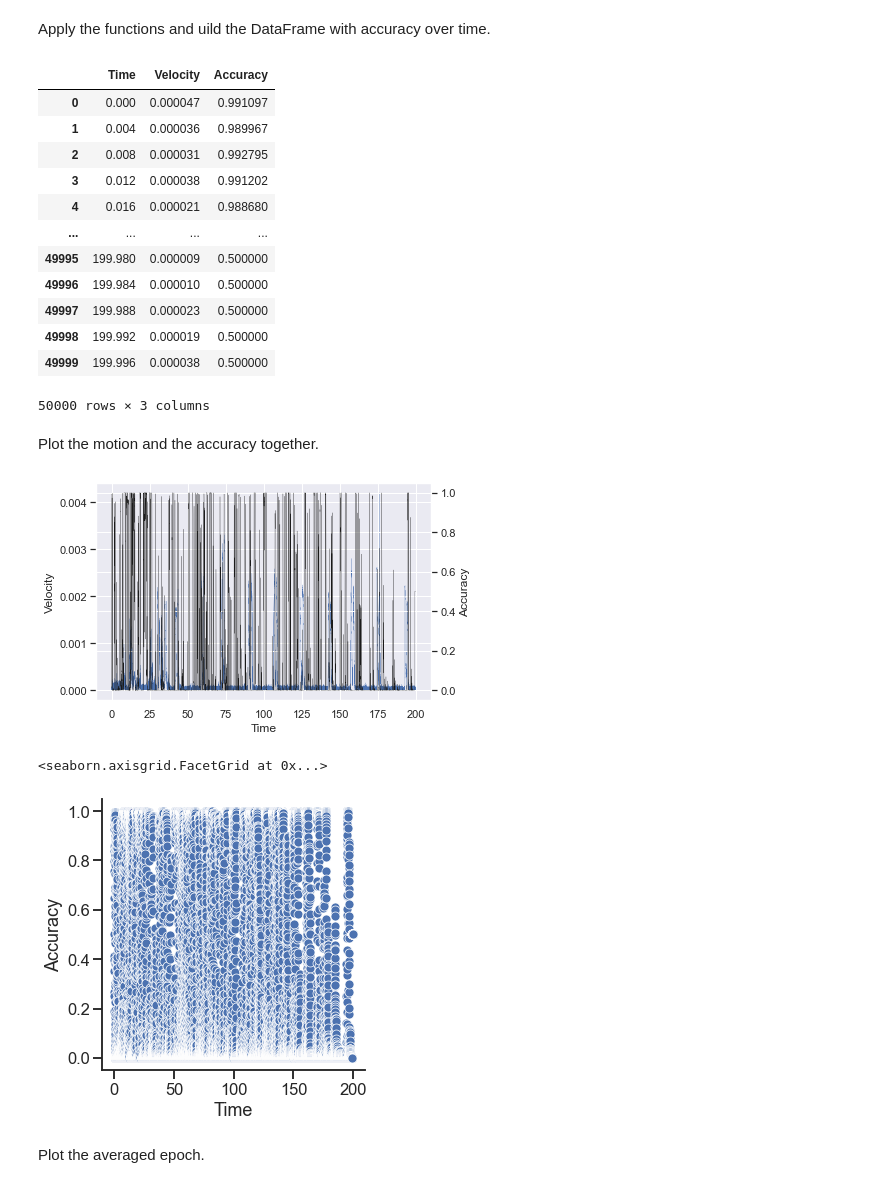
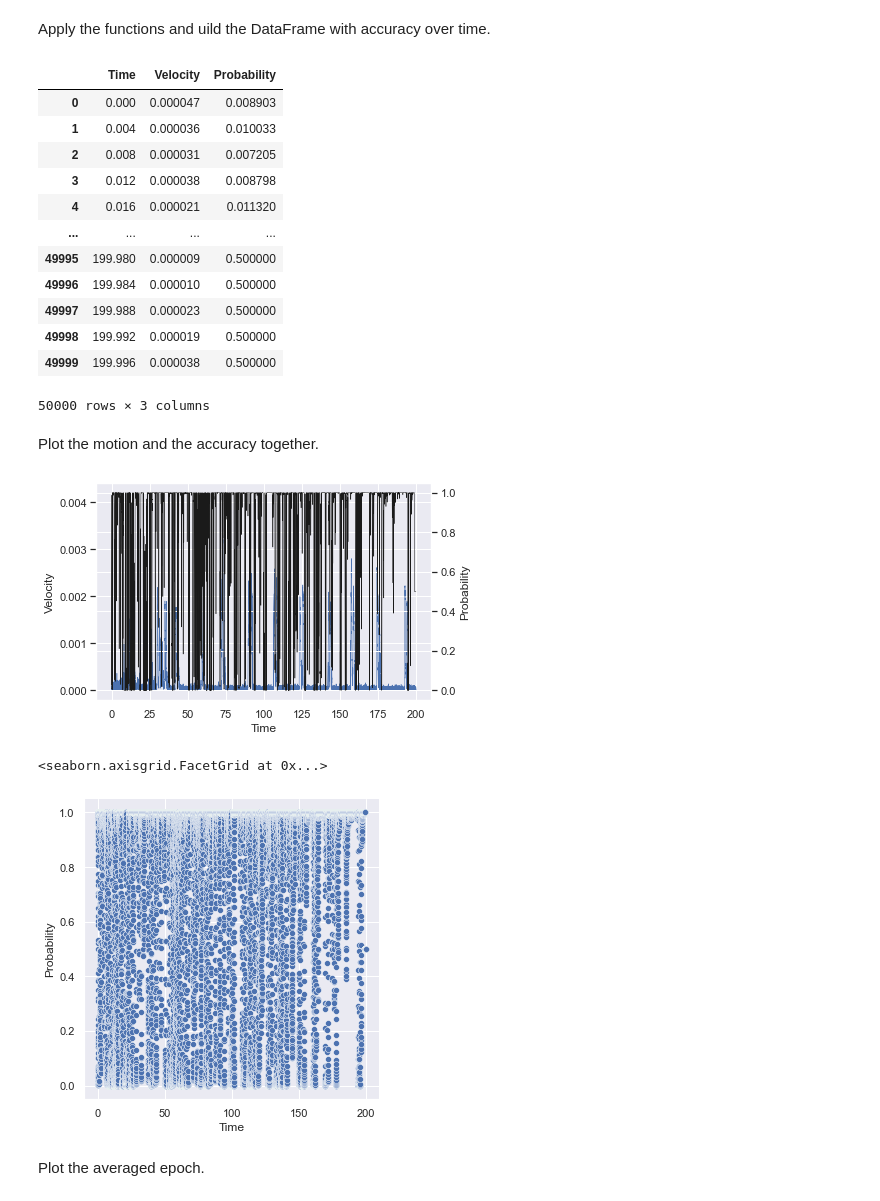
Before and after one commit to lukasgehrke/2021-fastReach, a Jupyter notebook: analyses/Willy_tests/Willy_tests.ipynb, the cells around one changed output. Saved outputs shown, nothing was run; the diff lists cells and outputs as text; code cells hidden in the pictures.

Commit message:
Accuracy plotted but looks weird

```diff
--- a/analyses/Willy_tests/Willy_tests.ipynb
+++ b/analyses/Willy_tests/Willy_tests.ipynb
@@ -346,19 +347,15 @@ idle = pd.read_csv('/Users/willy/Documents/GitHub/2021-fastReach/analyses/Willy_
 fs = 250
 time = np.column_stack(np.arange(0,eeg.shape[1]/fs,1/fs))
 
-#Width of the windows and the slide (seconds)
-win = 1
-sld = 1/fs
-
-#Return the time into number of samples
-win_size = int(fs * win)
-sld_size = int(round(fs * sld))
+#Define the window parameters in terms of samples
+win_size = int(fs)
+sld_size = int(1)
 feat_size = int(fs/10)
 n_feat = int(win_size/feat_size)
 # %% [markdown]
 <u/>Dataframe velocity over time<u/>
 # %%
-data_1 = pd.DataFrame(np.concatenate((time, motion)).transpose(), columns = ['Time', 'Velocity'])
+data_1 = pd.DataFrame(np.concatenate((time, velocity)).transpose(), columns = ['Time', 'Velocity'])
 # %% [markdown]
 <u/>Exctract the feature from the eeg signal.<u/>
 # %%
@@ -405,7 +397,7 @@ def prediction(wins):
 
     for i in range(wins.shape[0]):
 
-        prob[i] = clf_eeg.predict_proba(wins[i,:].reshape(1, -1))[0][0]
+        prob[i] = clf_eeg.predict_proba(wins[i,:].reshape(1, -1))[0][1]
 
     return prob
 # %% [markdown]
@@ -415,18 +407,19 @@ a = slid_win(eeg)
 # %%
 b = prediction(a)
 
+#Fill the last part of prediction with 0.5 and concatenate the prediction array with the velocity.
 fill = np.ones((eeg.shape[1] - b.shape[0]))*0.5
 b = np.append(b, fill)
-acc = pd.DataFrame(b, columns = ['Accuracy'])
+acc = pd.DataFrame(b, columns = ['Probability'])
 vel_acc = pd.concat([data_1, acc], axis=1)
 vel_acc
 # %% [output]
-|  | Time | Velocity | Accuracy |
-| 0 | 0.000 | 0.000047 | 0.991097 |
-| 1 | 0.004 | 0.000036 | 0.989967 |
-| 2 | 0.008 | 0.000031 | 0.992795 |
-| 3 | 0.012 | 0.000038 | 0.991202 |
-| 4 | 0.016 | 0.000021 | 0.988680 |
+|  | Time | Velocity | Probability |
+| 0 | 0.000 | 0.000047 | 0.008903 |
+| 1 | 0.004 | 0.000036 | 0.010033 |
+| 2 | 0.008 | 0.000031 | 0.007205 |
+| 3 | 0.012 | 0.000038 | 0.008798 |
+| 4 | 0.016 | 0.000021 | 0.011320 |
 | ... | ... | ... | ... |
 | 49995 | 199.980 | 0.000009 | 0.500000 |
 | 49996 | 199.984 | 0.000010 | 0.500000 |
@@ -439,15 +432,15 @@ vel_acc
 # %%
 sns.lineplot(data=vel_acc, x='Time', y='Velocity')
 ax2 = plt.twinx()
-sns.lineplot(data=vel_acc, x='Time', y='Accuracy', ax=ax2, color='k')
-sns.set(rc={"lines.linewidth": 0.2})
+sns.lineplot(data=vel_acc, x='Time', y='Probability', ax=ax2, color='k')
+sns.set(rc={"lines.linewidth": 0.5})
 # %% [output]
-[figure, old version]
+[figure, new version]
 # %%
-sns.relplot(data=vel_acc, x='Time', y='Accuracy')
+sns.relplot(data=vel_acc, x='Time', y='Probability')
 # %% [output]
 <seaborn.axisgrid.FacetGrid at 0x...>
-[figure, old version]
+[figure, new version]
 # %% [markdown]
 <u/>Plot the averaged epoch.<u/>
 # %%
```
Also changed, not shown: parts of 9 cells of this notebook.
